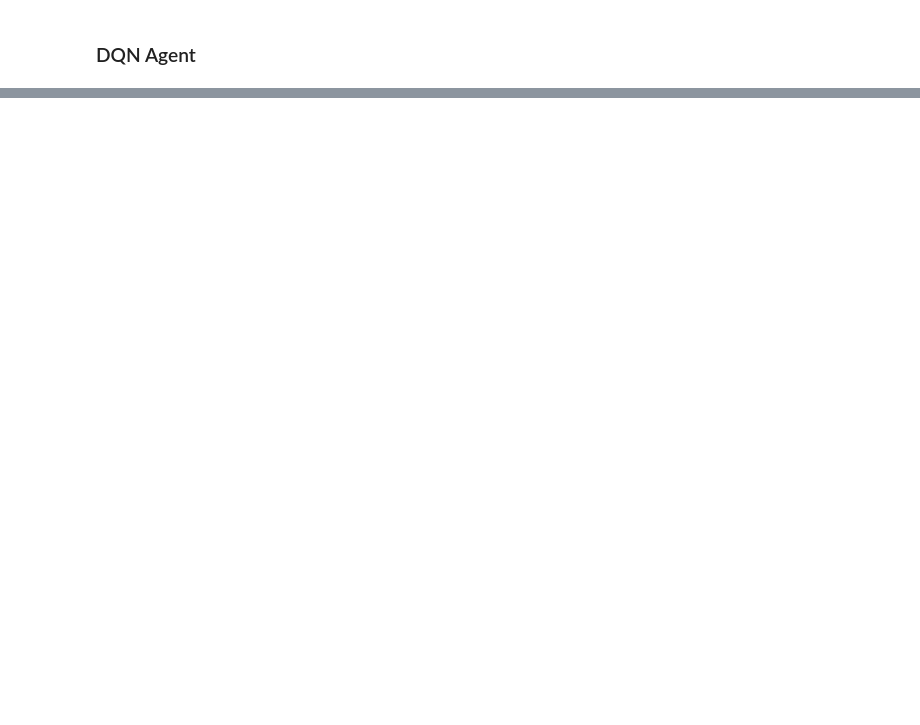
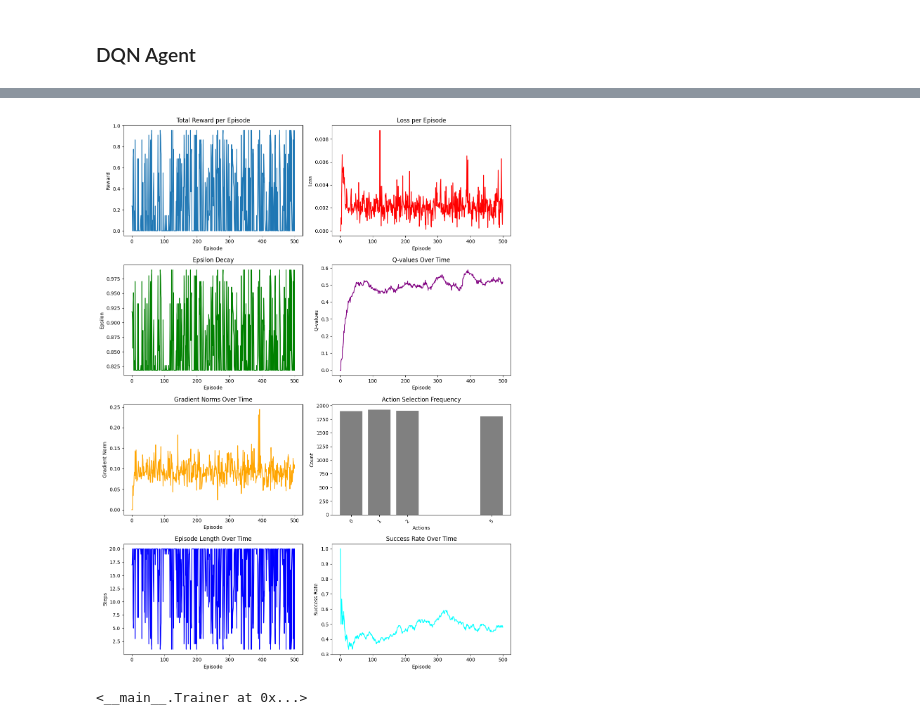
Before and after one commit to yGit741/RL-final, a Jupyter notebook: RL_final.ipynb, the cells around one changed output, grey strips where cells are left out. Drawn from its saved outputs; the diff is of its cells as text; code cells hidden in the pictures; blank space fills up the shorter version.

```diff
--- a/RL_final.ipynb
+++ b/RL_final.ipynb
@@ -550,16 +578,13 @@ class ReplayBuffer:
             stacked_next_state (np.ndarray): Next stacked state of shape (num_frames, H, W).
             done (bool): Whether the episode ended.
         """
-            # Debugging: Check input shapes before storing
+        # input verification
         if stacked_state.shape != (3, 14, 14):
-            # print(f"❌ WARNING: Adding a state with shape {stacked_state.shape}. Expected (3, 14, 14).")
+            print(f"❌ WARNING: Adding a state with shape {stacked_state.shape}. Expected (3, 14, 14).")
             pass
-
         if stacked_next_state.shape != (3, 14, 14):
-            # print(f"❌ WARNING: Adding a next_state with shape {stacked_next_state.shape}. Expected (3, 14, 14).")
+            print(f"❌ WARNING: Adding a next_state with shape {stacked_next_state.shape}. Expected (3, 14, 14).")
             pass
-
-        # print(f"✅ Adding experience at step {len(self.memory)}: state {stacked_state.shape}, next_state {stacked_next_state.shape}")
 
         self.memory.append((stacked_state, action, reward, stacked_next_state, done))
 
@@ -600,16 +625,10 @@ class ReplayBuffer:
 
     def sample(self) -> Tuple[torch.Tensor, torch.Tensor, torch.Tensor, torch.Tensor, torch.Tensor]:
         """ Samples a batch of experiences from the replay buffer """
-        print("i am inside!!!!!!!!!!!!!!!!!!!!!!!!!!!!!!!!!!!!")
         if len(self.memory) < self.batch_size:
             raise ValueError("Not enough samples in the buffer to draw a batch.")
 
         batch = random.sample(self.memory, self.batch_size)
-
-        print("Sampled batch:")
-        for i, experience in enumerate(batch):
-            # print(f"Experience {i}: {[x.shape if hasattr(x, 'shape') else type(x) for x in experience]}")
-            pass
 
         states, actions, rewards, next_states, dones = zip(*batch)
 
@@ -1200,0 +1547,47 @@ if cuda_available:
+# %%
+import numpy as np
+import torch
+import matplotlib.pyplot as plt
+
+def simulate_agent(
+    num_rooms=1, max_room_size=4, seed=5,
+    num_episodes=500, max_steps=500, batch_size=64,
+    log_interval=10, frames_in_stack=3, downsample_size=(14, 14),
+    gamma=0.95, learning_rate=1e-4, max_epsilon=1,
+    epsilon_decay=0.995, min_epsilon=0.1, target_update_freq=50,
+    action_space=[0, 1, 2, 5]
+):
+    """
+    Simulates an RL agent in a multiroom environment using DQN with customizable parameters.
+    """
+    # Initialize Environment and Agent
+    env, obs = create_multiroom_env(num_rooms=num_rooms, max_room_size=max_room_size, seed=seed)
+    agent = DQNAgent(
+        frames_in_stack=frames_in_stack,
+        downsample_size=downsample_size,
+        gamma=gamma,
+        lr=learning_rate,
+        max_epsilon=max_epsilon,
+        epsilon_decay=epsilon_decay,
+        min_epsilon=min_epsilon,
+        target_update_freq=target_update_freq,
+        actions_space=action_space,
+        batch_size=batch_size
+    )
+
+    # Initialize Trainer
+    trainer = Trainer(
+        env=env,
+        agent=agent,
+        num_episodes=num_episodes,
+        max_steps=max_steps,
+        batch_size=batch_size,
+        log_interval=log_interval
+    )
+
+    trainer.train()
+    trainer.plot_results()
+
+    return trainer
+simulate_agent()
+# %% [output]
@@ -1200,0 +1611,2 @@ if cuda_available:
+[figure, added]
+<__main__.Trainer at 0x...>
```
Also changed, not shown: parts of 24 cells of this notebook, 1 other file.
